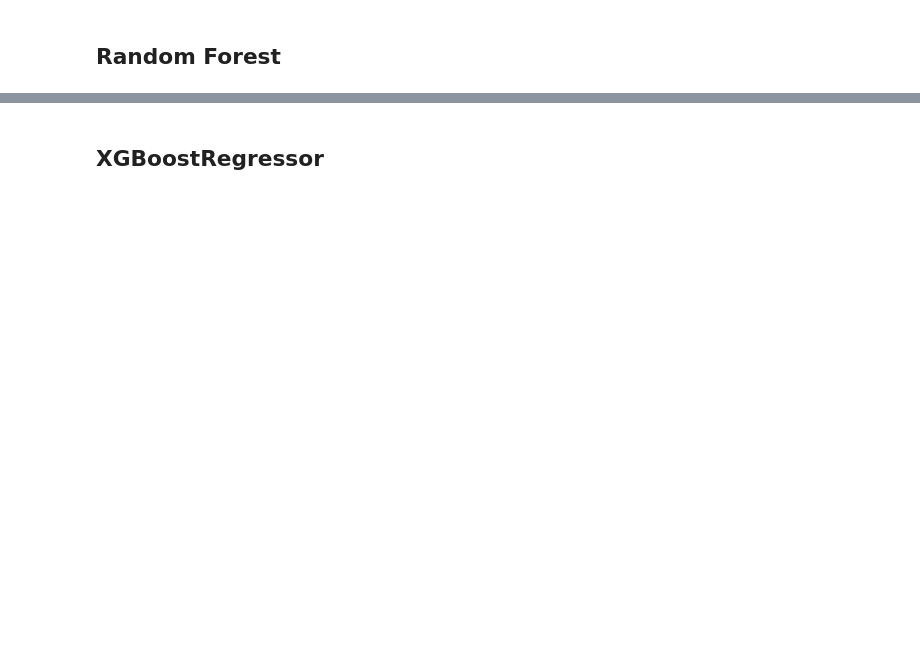
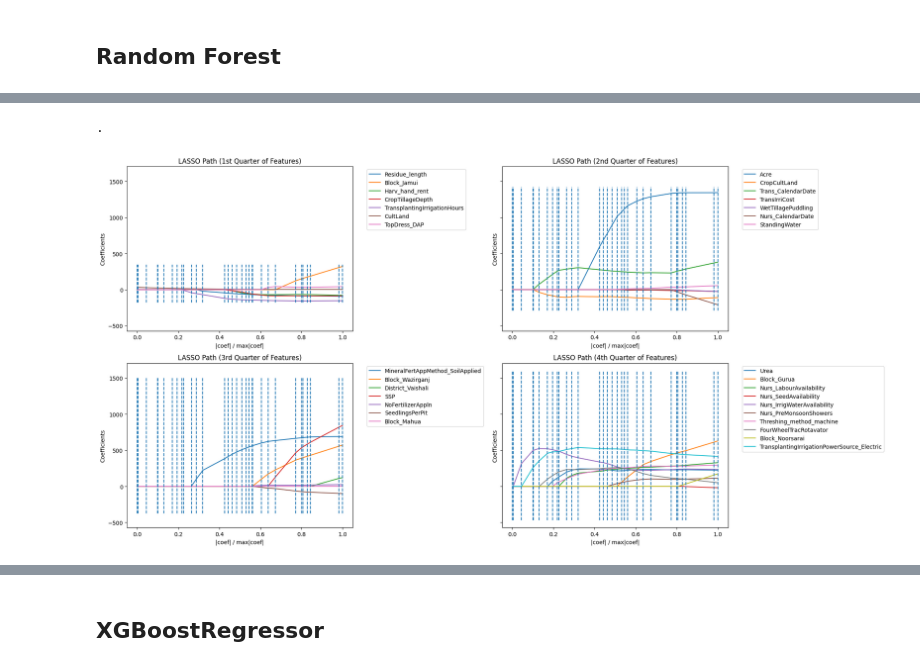
Before and after one commit to ColbyGates3/Phase_5_Project, a Jupyter notebook: Notebooks/Modeling.ipynb, the cells around one changed output, grey strips where cells are left out. Drawn from its saved outputs; the diff is of its cells as text; code cells hidden in the pictures; blank space fills up the shorter version.

```diff
--- a/Notebooks/Modeling.ipynb
+++ b/Notebooks/Modeling.ipynb
@@ -319,5 +471,37 @@ plt.show()
 # %%
 X_reduc_no_outlier = X_no_outlier[top_feature_names_no_outlier]
+# %%
+_, _, coefs = lars_path(X_reduc_no_outlier.to_numpy(), y_no_outlier.to_numpy().ravel(), method="lasso", verbose=True)
+
+xx = np.sum(np.abs(coefs.T), axis=1)
+xx /= xx[-1]
+feature_names = X_reduc_no_outlier.columns
+n_features = len(feature_names)
+
+quarter_n_features = n_features // 4
+
+fig, axs = plt.subplots(2, 2, figsize=(20, 10), sharey = True)
+
+def plot_quarter(ax, features_start, features_end, title):
+    for i in range(features_start, features_end):
+        ax.plot(xx, coefs[i, :], label=feature_names[i])
+    ymin, ymax = ax.get_ylim()
+    ax.vlines(xx, ymin, ymax, linestyle="dashed")
+    ax.set_xlabel("|coef| / max|coef|")
+    ax.set_ylabel("Coefficients")
+    ax.set_title(title)
+    ax.legend(bbox_to_anchor=(1.05, 1), loc='upper left')
+
+plot_quarter(axs[0, 0], 0, quarter_n_features, "LASSO Path (1st Quarter of Features)")
+plot_quarter(axs[0, 1], quarter_n_features, 2 * quarter_n_features, "LASSO Path (2nd Quarter of Features)")
+plot_quarter(axs[1, 0], 2 * quarter_n_features, 3 * quarter_n_features, "LASSO Path (3rd Quarter of Features)")
+plot_quarter(axs[1, 1], 3 * quarter_n_features, n_features, "LASSO Path (4th Quarter of Features)")
+
+plt.tight_layout()
+plt.show()
+# %% [output]
+.
+[figure, added]
 # %%
 regressor = RandomForestRegressor(n_estimators=10, random_state=42, criterion = 'absolute_error')
 
```
Also changed, not shown: parts of 51 cells of this notebook, 2 other files.
